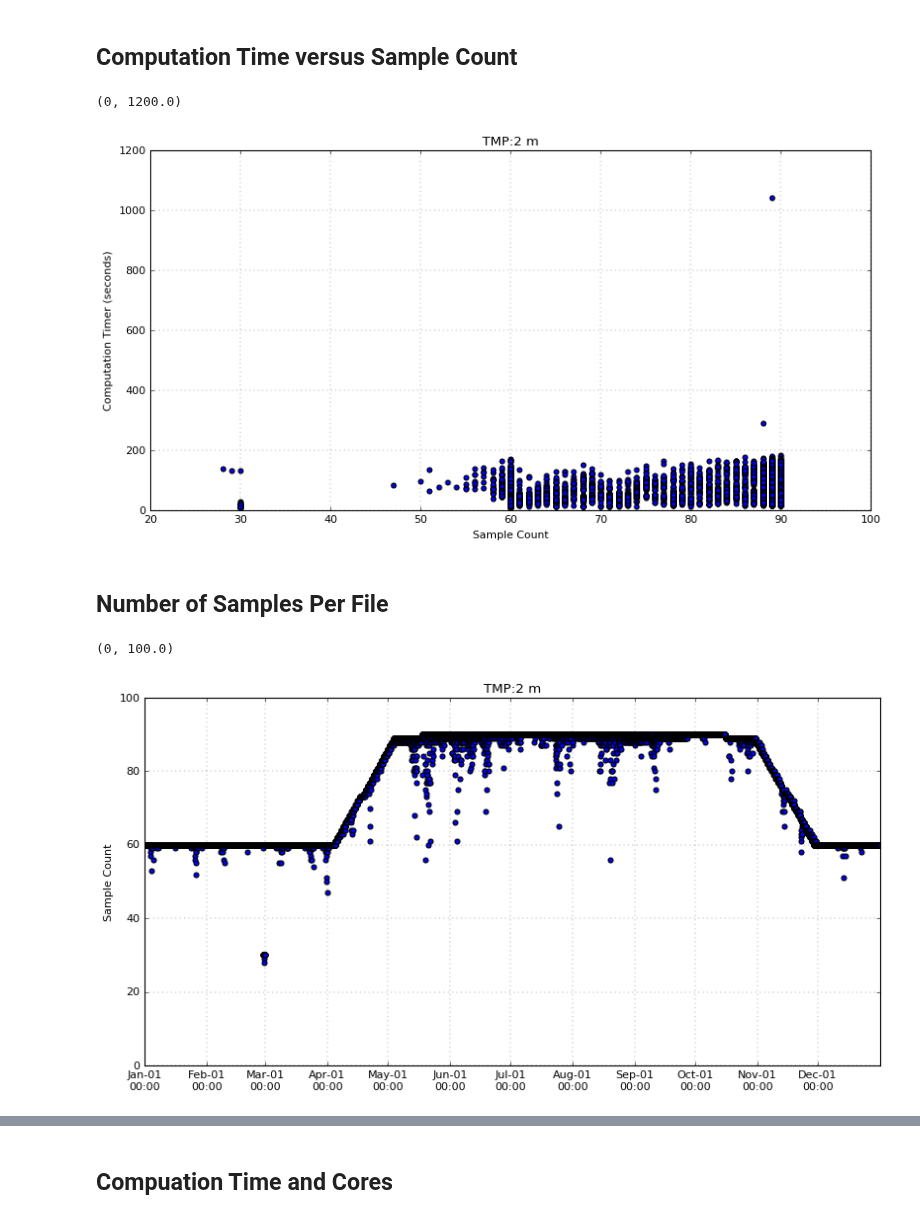
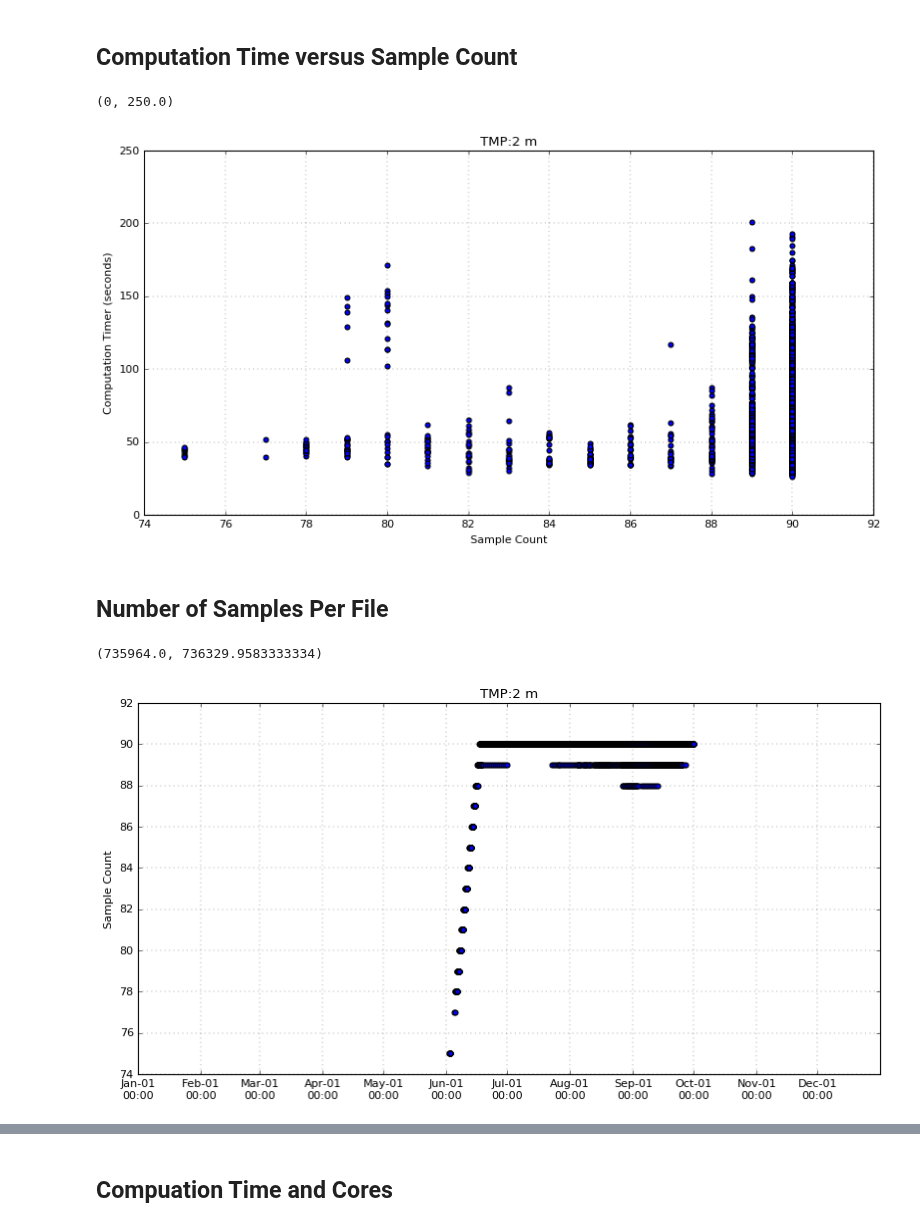
Before and after one commit to blaylockbk/pyBKB_v2, a Jupyter notebook: OpenScienceGrid/OSG_JOB_STATS_TMP.ipynb, the cells around one changed output, grey strips where cells are left out. Drawn from its saved outputs; the diff is of its cells as text; code cells hidden in the pictures.

```diff
--- a/OpenScienceGrid/OSG_JOB_STATS_TMP.ipynb
+++ b/OpenScienceGrid/OSG_JOB_STATS_TMP.ipynb
@@ -45,7 +45,7 @@ var = 'TMP:2 m'
 
 variable = var.replace(':', '_').replace(' ', '_')
 
-DIR = '/uufs/chpc.utah.edu/common/home/horel-group2/blaylock/HRRR_OSG/TMP_2_m_TEST/'
+DIR = '/uufs/chpc.utah.edu/common/home/horel-group2/blaylock/HRRR_OSG/hourly30/'
 # %%
 months = range(1,13)
 days = [31, 29, 31, 30, 31, 30, 31, 31, 30, 31, 30, 31]
@@ -125,22 +125,21 @@ plt.title(var)
 plt.grid()
 plt.ylim(ymin=0)
 # %% [output]
-(0, 1200.0)
+(0, 250.0)
-[figure, old version]
+[figure, new version]
 # %% [markdown]
 ## Number of Samples Per File
 # %%
 plt.scatter(DATES, count)
 plt.ylabel('Sample Count')
 plt.title(var)
 formatter = DateFormatter('%b-%d\n%H:00')
 plt.gcf().axes[0].xaxis.set_major_formatter(formatter)
 plt.grid()
 plt.xlim(DATES[0], DATES[-1])
-plt.ylim(ymin=0)
 # %% [output]
-(0, 100.0)
+(735964.0, 736329.9583333334)
-[figure, old version]
+[figure, new version]
 # %%
 a = plt.hist(count, bins=95, range=[0,95], normed=True)
 plt.ylabel('Percent of Files')
```
Also changed, not shown: parts of 7 cells of this notebook, 17 other files.
